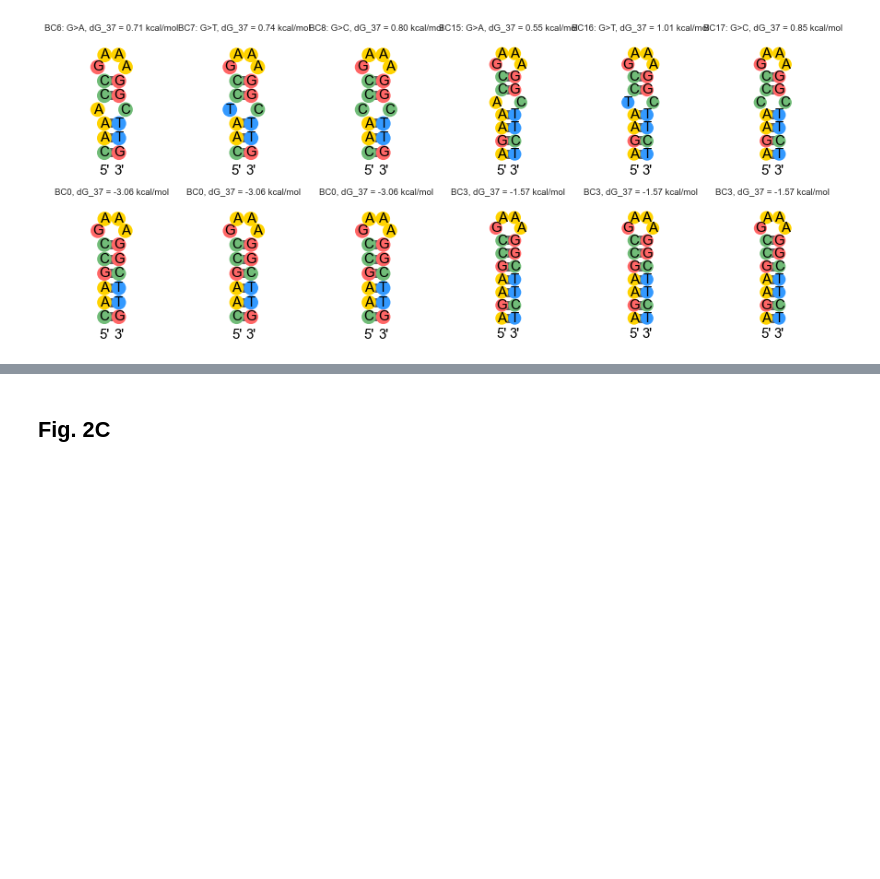
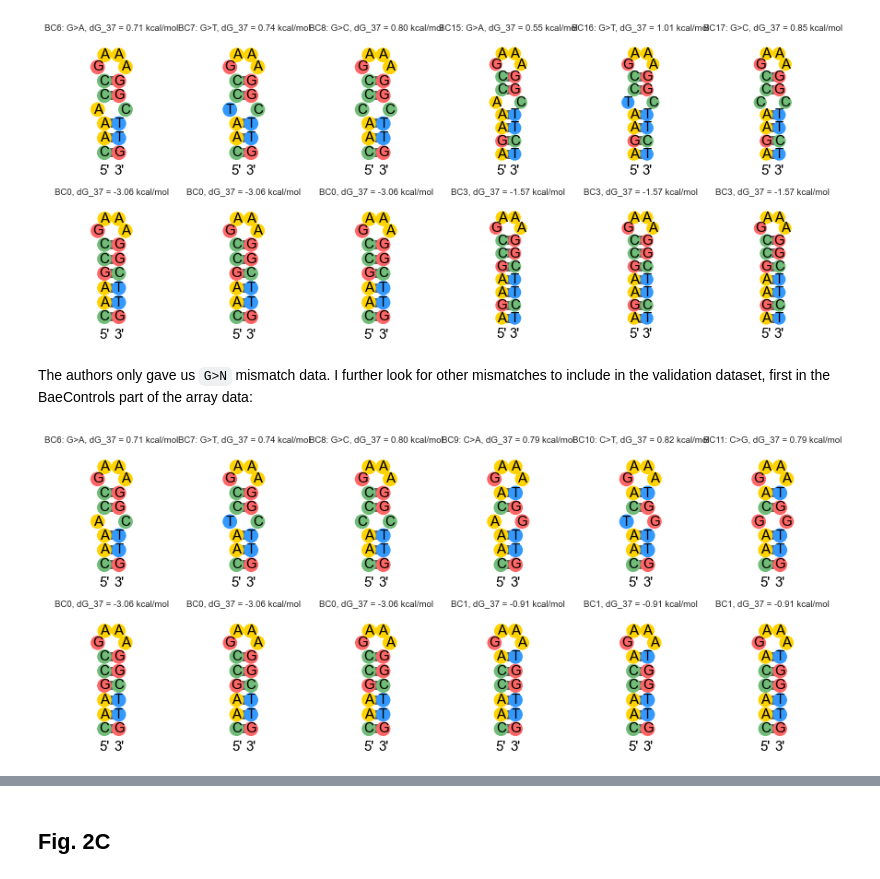
Before and after one commit to keyuxi/nnn_analysis, a Jupyter notebook: 221208_figure2.ipynb, the cells around one changed output, grey strips where cells are left out. Saved outputs shown, nothing was run; the diff lists cells and outputs as text; code cells hidden in the pictures; blank space fills up the shorter version.

```diff
--- a/221208_figure2.ipynb
+++ b/221208_figure2.ipynb
@@ -108,3 +104,30 @@ for i in (6,7,8,15,16,17):
 util.save_fig('./fig/Bae/structures_plotted.pdf')
 # %% [output]
 [figure]
+# %% [markdown]
+The authors only gave us `G>N` mismatch data. I further look for other mismatches to include in the validation dataset, first in the BaeControls part of the array data:
+# %%
+# Plot all the Bae control mismatches
+df = arr.query('ConstructType == "BaeControls"')
+result = df.RefSeq.apply(lambda s: find_mismatch_parent(s, ref))
+df[['parent', 'mismatch']] = np.array([list(x) for x in result.values])
+df['ddG_37'] = df['dG_37'] - df.parent.apply(lambda p: df.loc[p, 'dG_37'])
+df['ends_with_AT'] = df.RefSeq.apply(lambda s: s[0] in ['A', 'T'])
+
+sns.stripplot(data=df, y='ddG_37', x='mismatch', hue='parent')
+# %%
+fig, ax = plt.subplots(2, 6, figsize=(15,6))
+j = 0
+for i in (6,7,8,9,10,11):
+    seqid = 'BC%d'%i
+    if seqid in df.index:
+        draw_struct(df.loc[seqid, 'RefSeq'], df.loc[seqid, 'TargetStruct'], ax=ax[0][j])
+        parent = df.loc[seqid, 'parent']
+        draw_struct(df.loc[parent, 'RefSeq'], df.loc[parent, 'TargetStruct'], ax=ax[1][j])
+        ax[0][j].set_title('%s: %s, dG_37 = %.2f kcal/mol' % (seqid, df.loc[seqid, "mismatch"], df.loc[seqid, "dG_37"]))
+        ax[1][j].set_title('%s, dG_37 = %.2f kcal/mol' % (parent, df.loc[parent, "dG_37"]))
+        j += 1
+
+util.save_fig('./fig/Bae/structures_uvmelt_plotted.pdf')
+# %% [output]
+[figure, added]
```
Also changed, not shown: parts of 2 cells of this notebook, 14 other files.
